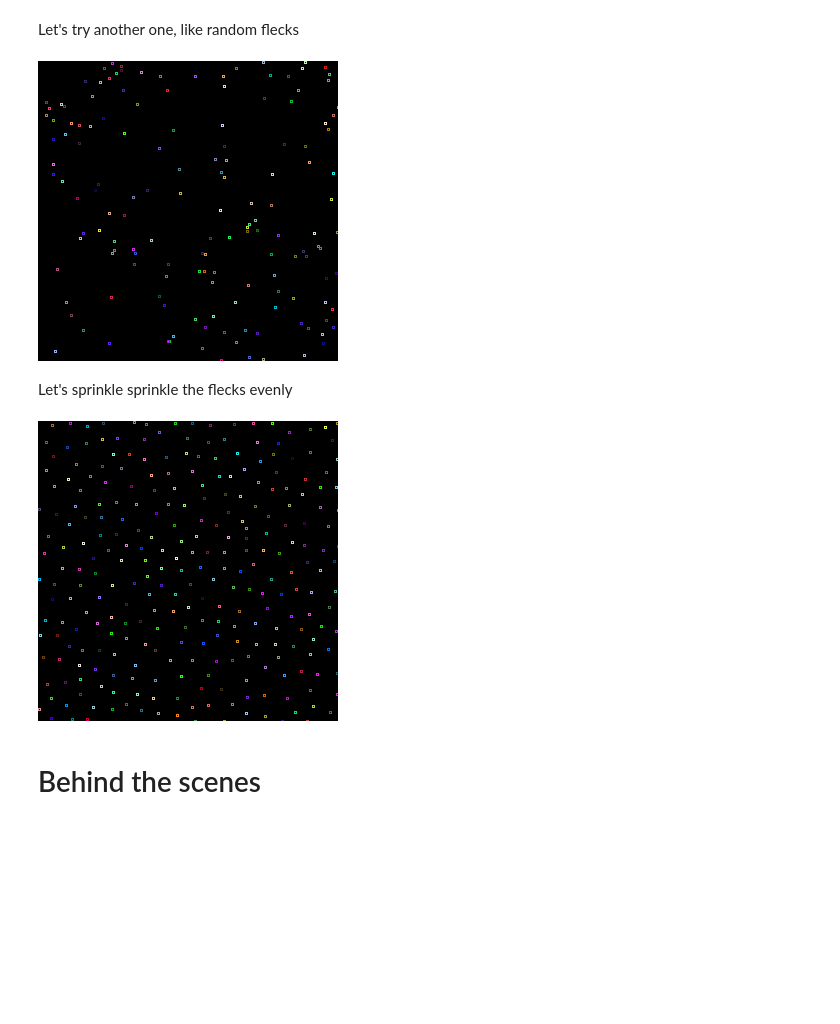
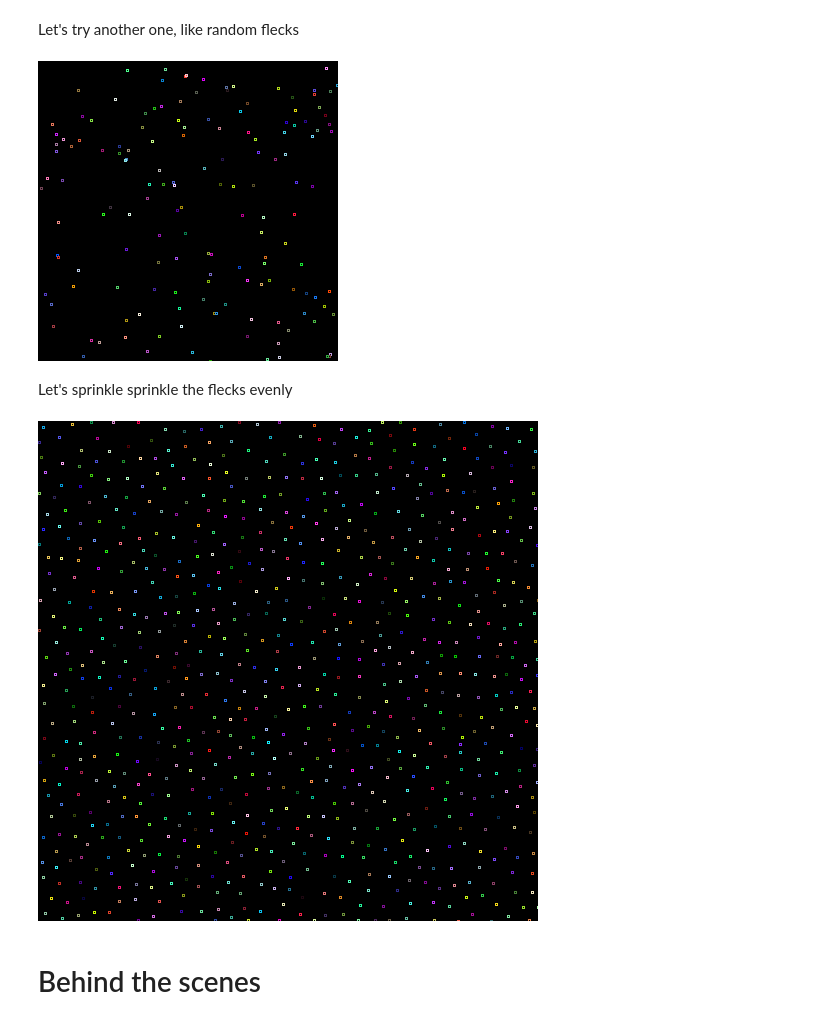
Before and after one commit to maiatoday/HelloNotebook, a Jupyter notebook: HelloNotebook.ipynb, the cells around one changed output. Cells and saved outputs as stored; diff of their text form; code cells hidden in the pictures; blank space fills up the shorter version.

```diff
--- a/HelloNotebook.ipynb
+++ b/HelloNotebook.ipynb
@@ -49,48 +35,31 @@ val ovalCount = 150
 # %% [markdown]
 Let's try another one, like random flecks
 # %%
-val graphics = image.createGraphics()
-with(graphics) {
+canvas {size ->
     background = Color.BLACK
     clearRect(0, 0, size.width, size.height)
-    setRenderingHint(
-        java.awt.RenderingHints.KEY_ANTIALIASING,
-        java.awt.RenderingHints.VALUE_ANTIALIAS_ON
-    )
     repeat(150) {
         color = randomColor()
         val p = randomOffset(size)
         drawRect(p.x, p.y, 2, 2)
     }
-
 }
-graphics.dispose()
-image
 # %% [output]
-[figure, old version]
+[figure, new version]
 # %% [markdown]
 Let's sprinkle sprinkle the flecks evenly
 # %%
-val graphics = image.createGraphics()
-with(graphics) {
+canvas(Size(500, 500)) { size ->
     background = Color.BLACK
     clearRect(0, 0, size.width, size.height)
-    setRenderingHint(
-        java.awt.RenderingHints.KEY_ANTIALIASING,
-        java.awt.RenderingHints.VALUE_ANTIALIAS_ON
-    )
-
     val stars = buildPoissonDiscPoints(size, 15f)
-    for (s in stars){
-            color = randomColor()
-            drawRect(s.x, s.y, 2, 2)
-        }
-
+    for (s in stars) {
+        color = randomColor()
+        drawRect(s.x, s.y, 2, 2)
+    }
 }
-graphics.dispose()
-image
 # %% [output]
-[figure, old version]
+[figure, new version]
 # %% [markdown]
 # Behind the scenes
 # %% [markdown]
```
Also changed, not shown: parts of 2 cells of this notebook.
